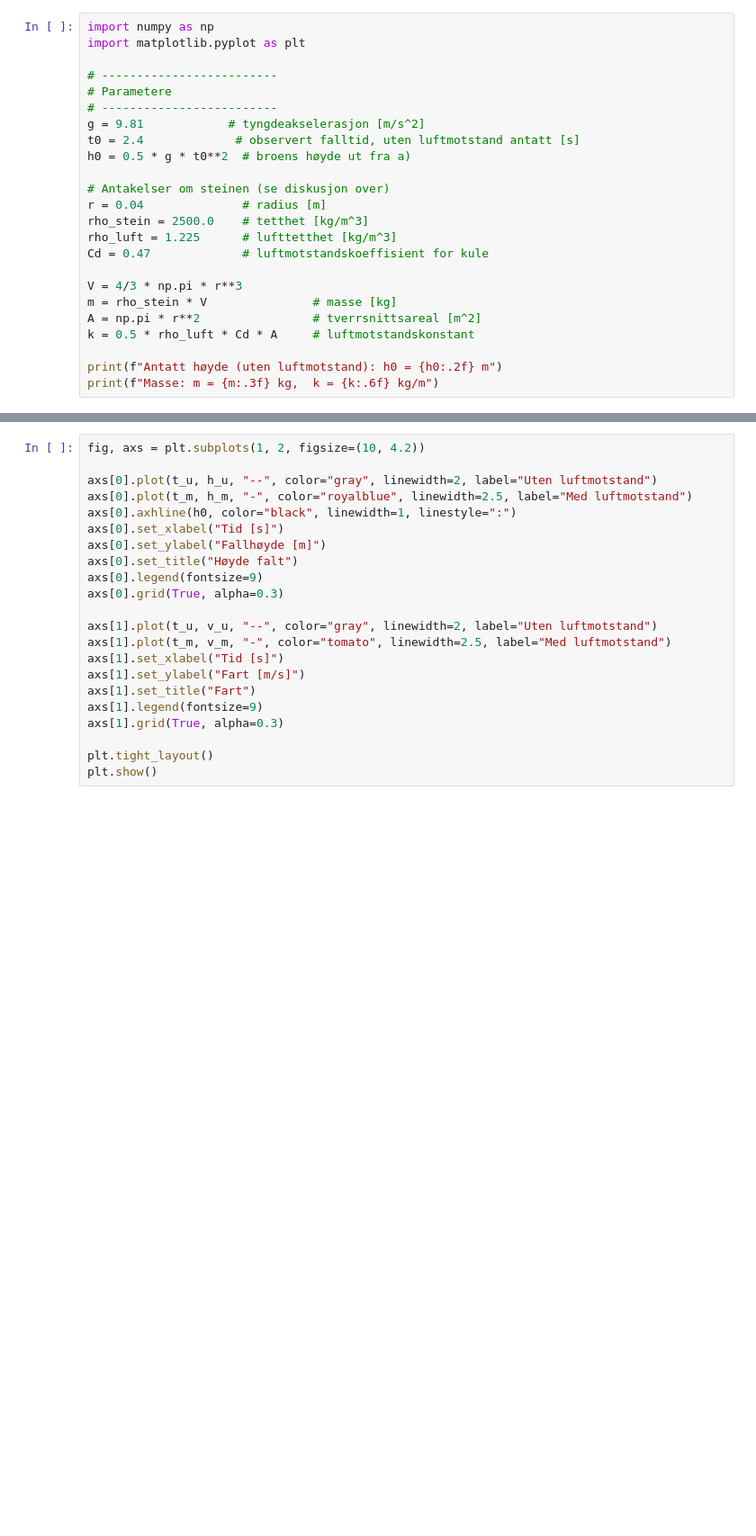
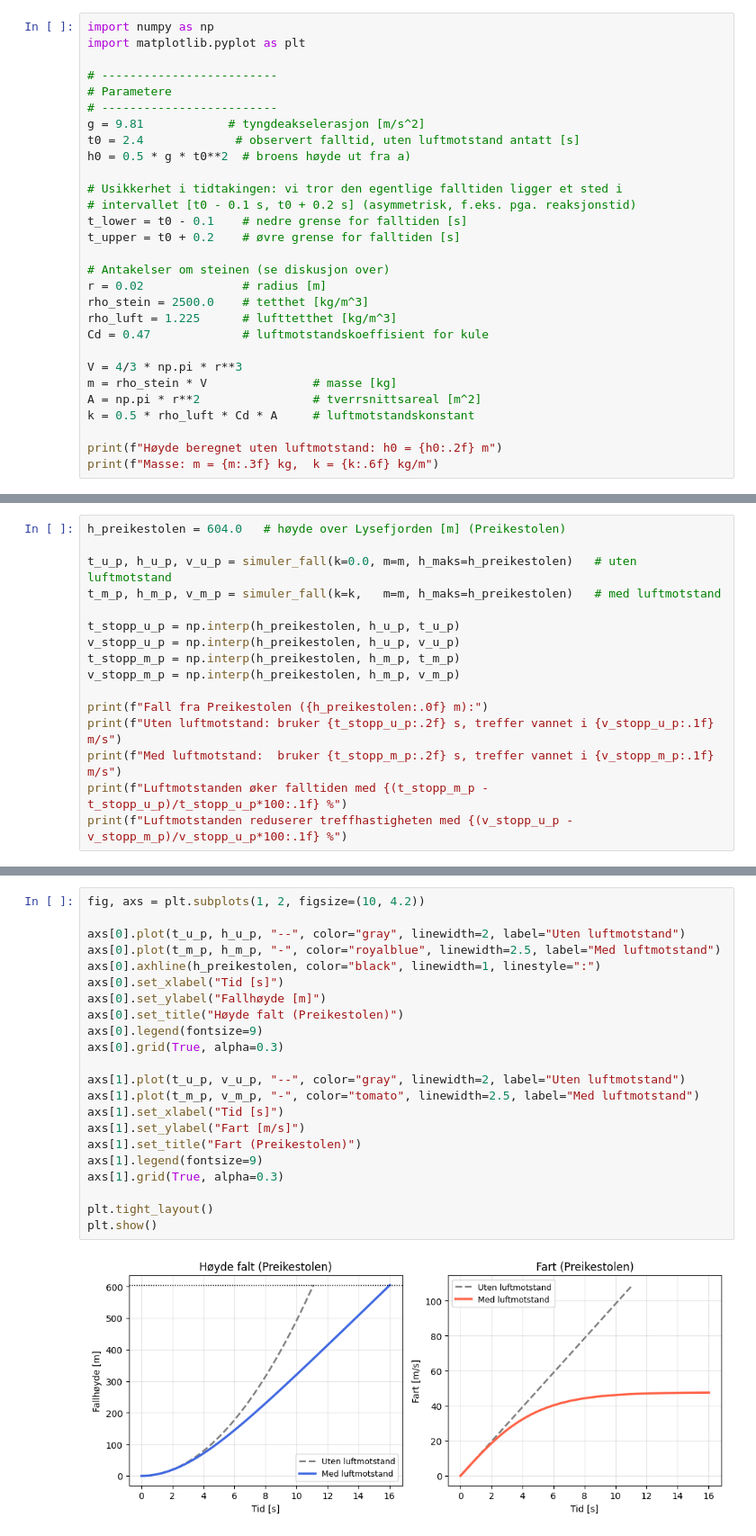
Before and after one commit to kosmoben/TRES0312, a Jupyter notebook: TRES0312 Python/Kap3_Kinematikk/K3_steinkast_luftmotstand.ipynb, the cells around one changed output, grey strips where cells are left out. Shown at 90% size. Saved outputs shown, nothing was run; the diff lists cells and outputs as text; blank space fills up the shorter version.

```diff
--- a/TRES0312 Python/Kap3_Kinematikk/K3_steinkast_luftmotstand.ipynb
+++ b/TRES0312 Python/Kap3_Kinematikk/K3_steinkast_luftmotstand.ipynb
@@ -28,8 +28,13 @@ g = 9.81            # tyngdeakselerasjon [m/s^2]
 t0 = 2.4             # observert falltid, uten luftmotstand antatt [s]
 h0 = 0.5 * g * t0**2  # broens høyde ut fra a)
 
+# Usikkerhet i tidtakingen: vi tror den egentlige falltiden ligger et sted i
+# intervallet [t0 - 0.1 s, t0 + 0.2 s] (asymmetrisk, f.eks. pga. reaksjonstid)
+t_lower = t0 - 0.1    # nedre grense for falltiden [s]
+t_upper = t0 + 0.2    # øvre grense for falltiden [s]
+
 # Antakelser om steinen (se diskusjon over)
-r = 0.04              # radius [m]
+r = 0.02              # radius [m]
 rho_stein = 2500.0    # tetthet [kg/m^3]
 rho_luft = 1.225      # lufttetthet [kg/m^3]
 Cd = 0.47             # luftmotstandskoeffisient for kule
@@ -39,5 +44,5 @@ m = rho_stein * V               # masse [kg]
 A = np.pi * r**2                # tverrsnittsareal [m^2]
 k = 0.5 * rho_luft * Cd * A     # luftmotstandskonstant
 
-print(f"Antatt høyde (uten luftmotstand): h0 = {h0:.2f} m")
+print(f"Høyde beregnet uten luftmotstand: h0 = {h0:.2f} m")
 print(f"Masse: m = {m:.3f} kg,  k = {k:.6f} kg/m")
@@ -77,0 +163,16 @@ print(f"Luftmotstanden reduserer treffhastigheten med {(v_stopp_u - v_stopp_m)/v
+# %%
+h_preikestolen = 604.0   # høyde over Lysefjorden [m] (Preikestolen)
+
+t_u_p, h_u_p, v_u_p = simuler_fall(k=0.0, m=m, h_maks=h_preikestolen)   # uten luftmotstand
+t_m_p, h_m_p, v_m_p = simuler_fall(k=k,   m=m, h_maks=h_preikestolen)   # med luftmotstand
+
+t_stopp_u_p = np.interp(h_preikestolen, h_u_p, t_u_p)
+v_stopp_u_p = np.interp(h_preikestolen, h_u_p, v_u_p)
+t_stopp_m_p = np.interp(h_preikestolen, h_m_p, t_m_p)
+v_stopp_m_p = np.interp(h_preikestolen, h_m_p, v_m_p)
+
+print(f"Fall fra Preikestolen ({h_preikestolen:.0f} m):")
+print(f"Uten luftmotstand: bruker {t_stopp_u_p:.2f} s, treffer vannet i {v_stopp_u_p:.1f} m/s")
+print(f"Med luftmotstand:  bruker {t_stopp_m_p:.2f} s, treffer vannet i {v_stopp_m_p:.1f} m/s")
+print(f"Luftmotstanden øker falltiden med {(t_stopp_m_p - t_stopp_u_p)/t_stopp_u_p*100:.1f} %")
+print(f"Luftmotstanden reduserer treffhastigheten med {(v_stopp_u_p - v_stopp_m_p)/v_stopp_u_p*100:.1f} %")
@@ -78,22 +185,24 @@ print(f"Luftmotstanden reduserer treffhastigheten med {(v_stopp_u - v_stopp_m)/v
 # %%
 fig, axs = plt.subplots(1, 2, figsize=(10, 4.2))
 
-axs[0].plot(t_u, h_u, "--", color="gray", linewidth=2, label="Uten luftmotstand")
-axs[0].plot(t_m, h_m, "-", color="royalblue", linewidth=2.5, label="Med luftmotstand")
-axs[0].axhline(h0, color="black", linewidth=1, linestyle=":")
+axs[0].plot(t_u_p, h_u_p, "--", color="gray", linewidth=2, label="Uten luftmotstand")
+axs[0].plot(t_m_p, h_m_p, "-", color="royalblue", linewidth=2.5, label="Med luftmotstand")
+axs[0].axhline(h_preikestolen, color="black", linewidth=1, linestyle=":")
 axs[0].set_xlabel("Tid [s]")
 axs[0].set_ylabel("Fallhøyde [m]")
-axs[0].set_title("Høyde falt")
+axs[0].set_title("Høyde falt (Preikestolen)")
 axs[0].legend(fontsize=9)
 axs[0].grid(True, alpha=0.3)
 
-axs[1].plot(t_u, v_u, "--", color="gray", linewidth=2, label="Uten luftmotstand")
-axs[1].plot(t_m, v_m, "-", color="tomato", linewidth=2.5, label="Med luftmotstand")
+axs[1].plot(t_u_p, v_u_p, "--", color="gray", linewidth=2, label="Uten luftmotstand")
+axs[1].plot(t_m_p, v_m_p, "-", color="tomato", linewidth=2.5, label="Med luftmotstand")
 axs[1].set_xlabel("Tid [s]")
 axs[1].set_ylabel("Fart [m/s]")
-axs[1].set_title("Fart")
+axs[1].set_title("Fart (Preikestolen)")
 axs[1].legend(fontsize=9)
 axs[1].grid(True, alpha=0.3)
 
 plt.tight_layout()
 plt.show()
+# %% [output]
+[figure, added]
```
Also changed, not shown: parts of 10 cells of this notebook, 27 other files.
